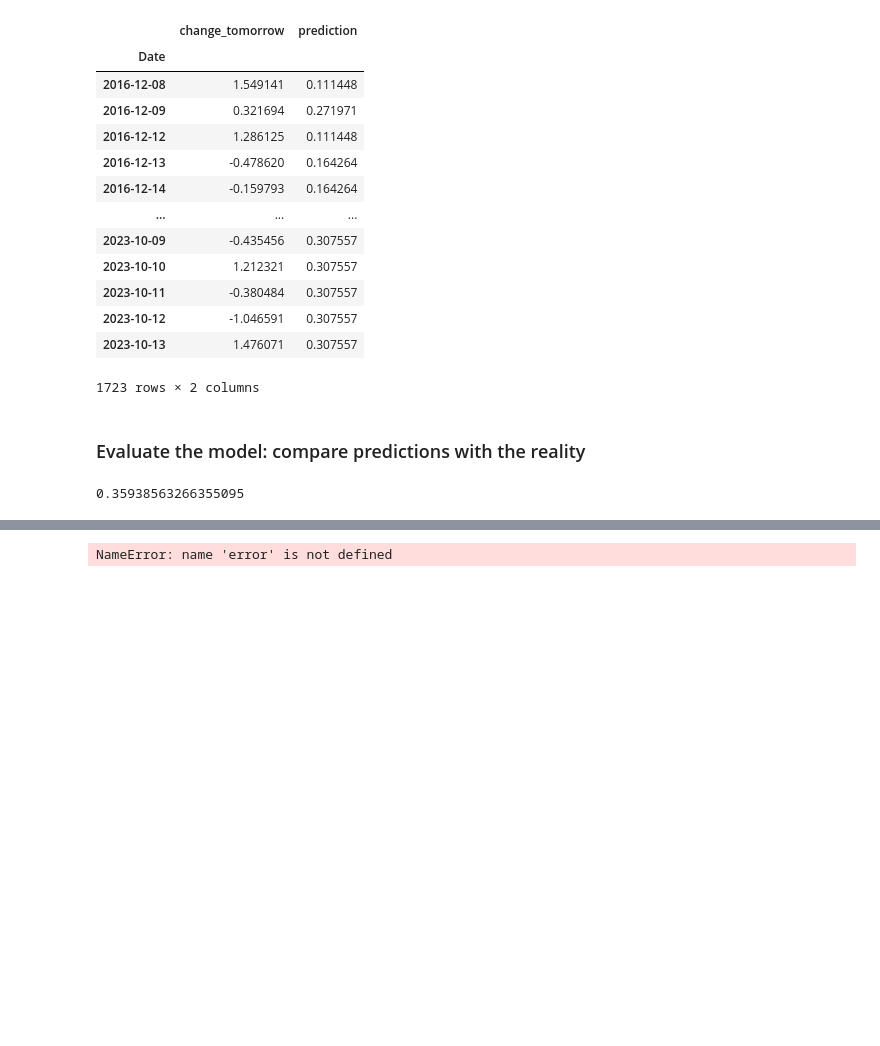
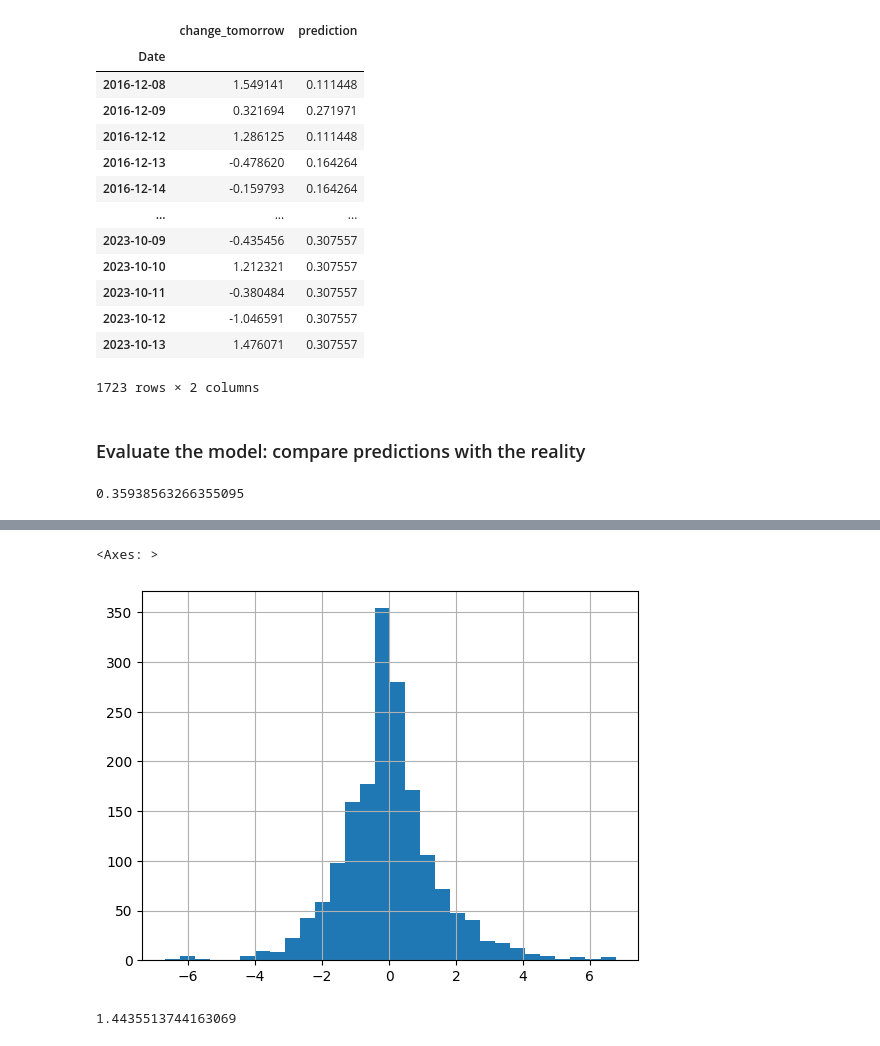
Before and after one commit to prakharpratap20/Logarithmic-Trading, a Jupyter notebook: regression_model/machine_learning_model.ipynb, the cells around one changed output, grey strips where cells are left out. Drawn from its saved outputs; the diff is of its cells as text; code cells hidden in the pictures; blank space fills up the shorter version.

```diff
--- a/regression_model/machine_learning_model.ipynb
+++ b/regression_model/machine_learning_model.ipynb
@@ -94,0 +97,5 @@ model_dt.score(X=explanatory, y=target)
+# %%
+df_predictions = df[["change_tomorrow"]].copy()
+
+df_predictions["prediction"] = y_pred
+df_predictions
@@ -94,0 +117,2 @@ model_dt.score(X=explanatory, y=target)
+# %%
+df_predictions["error"] = df_predictions.prediction - df_predictions.change_tomorrow
@@ -94,0 +123,2 @@ model_dt.score(X=explanatory, y=target)
+# %%
+df_predictions["error2"] = df_predictions.error**2
@@ -95,4 +133,9 @@ model_dt.score(X=explanatory, y=target)
 # %%
-error.hist(bins=30)
+df_predictions.error.hist(bins=30)
 # %% [output]
-NameError: name 'error' is not defined
+<Axes: >
+[figure, added]
+# %%
+rmse
+# %% [output]
+1.4435513744163069
```
Also changed, not shown: parts of 7 cells of this notebook, 1 other file.
